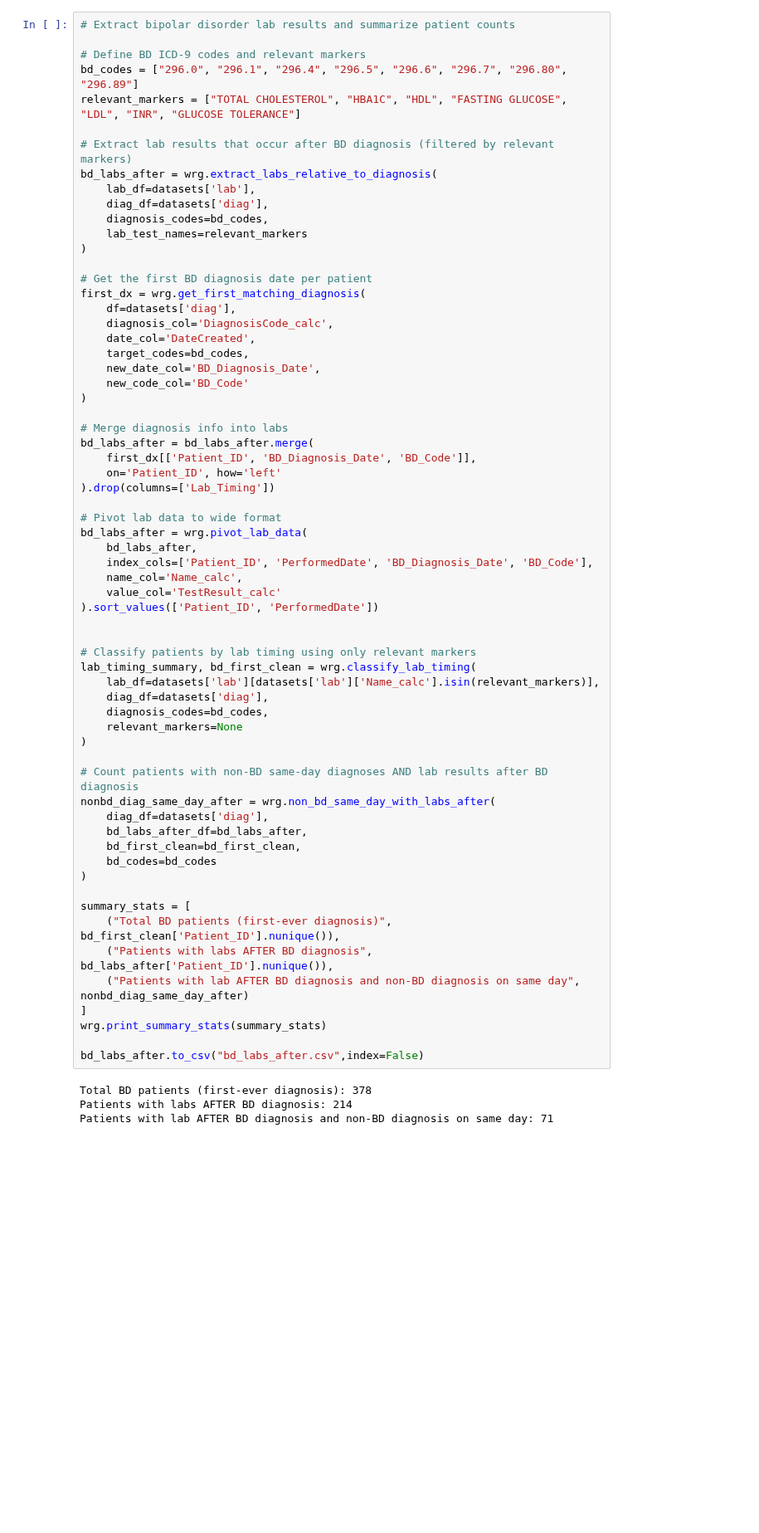
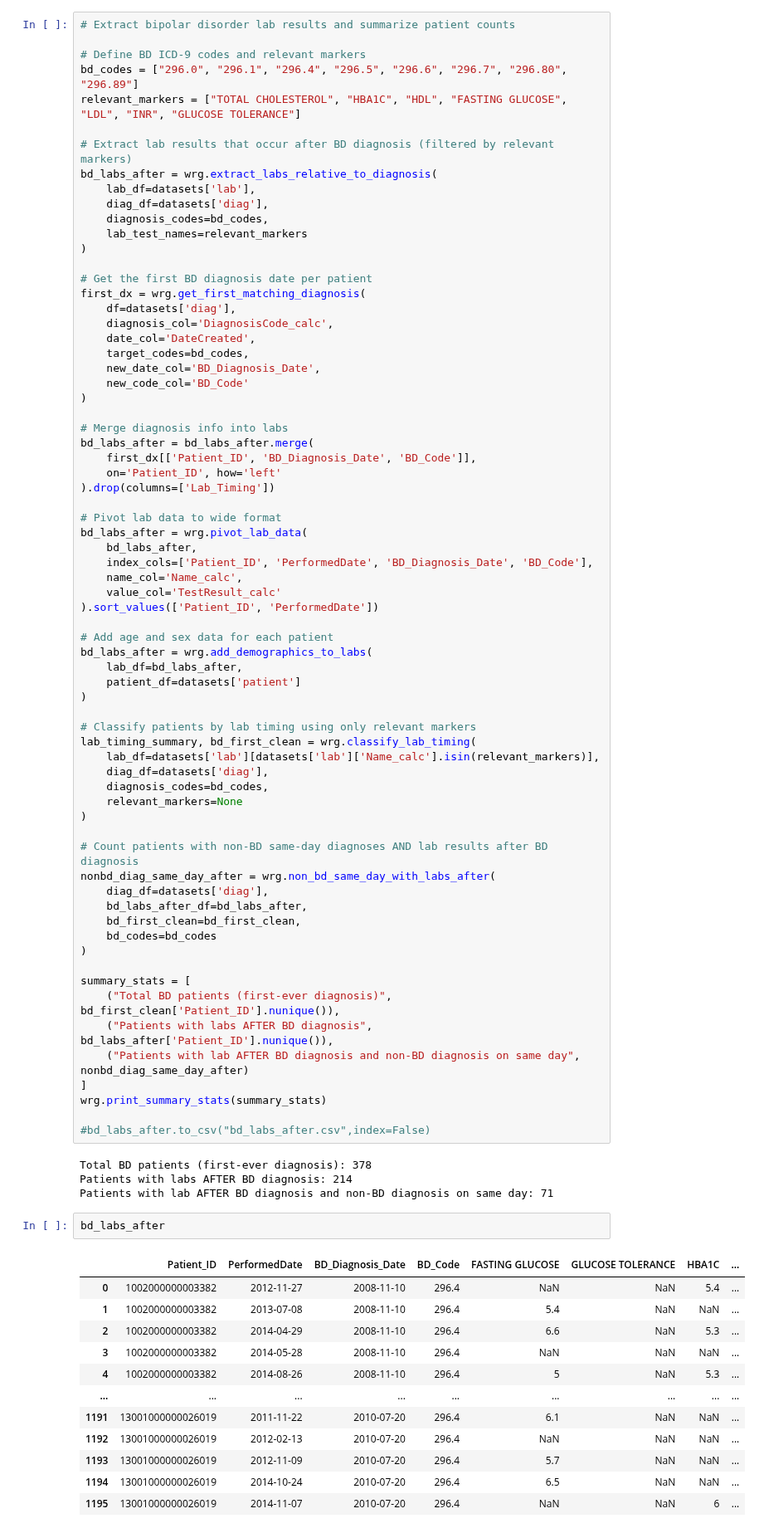
Before and after one commit to victoriaktruong/CPCSSN-Group-Project, a Jupyter notebook: notebooks/main.ipynb, the cells around one changed output. Shown at 83% size. Drawn from its saved outputs; the diff is of its cells as text; blank space fills up the shorter version.

```diff
--- a/notebooks/main.ipynb
+++ b/notebooks/main.ipynb
@@ -102,6 +102,11 @@ bd_labs_after = wrg.pivot_lab_data(
     value_col='TestResult_calc'
 ).sort_values(['Patient_ID', 'PerformedDate'])
 
+# Add age and sex data for each patient
+bd_labs_after = wrg.add_demographics_to_labs(
+    lab_df=bd_labs_after,
+    patient_df=datasets['patient']
+)
 
 # Classify patients by lab timing using only relevant markers
 lab_timing_summary, bd_first_clean = wrg.classify_lab_timing(
@@ -126,8 +131,23 @@ summary_stats = [
 ]
 wrg.print_summary_stats(summary_stats)
 
-bd_labs_after.to_csv("bd_labs_after.csv",index=False)
+#bd_labs_after.to_csv("bd_labs_after.csv",index=False)
 # %% [output]
 Total BD patients (first-ever diagnosis): 378
 Patients with labs AFTER BD diagnosis: 214
 Patients with lab AFTER BD diagnosis and non-BD diagnosis on same day: 71
+# %%
+bd_labs_after
+# %% [output]
+|  | Patient_ID | PerformedDate | BD_Diagnosis_Date | BD_Code | FASTING GLUCOSE | GLUCOSE TOLERANCE | HBA1C | ... |
+| 0 | 1002000000003382 | 2012-11-27 | 2008-11-10 | 296.4 | NaN | NaN | 5.4 | ... |
+| 1 | 1002000000003382 | 2013-07-08 | 2008-11-10 | 296.4 | 5.4 | NaN | NaN | ... |
+| 2 | 1002000000003382 | 2014-04-29 | 2008-11-10 | 296.4 | 6.6 | NaN | 5.3 | ... |
+| 3 | 1002000000003382 | 2014-05-28 | 2008-11-10 | 296.4 | NaN | NaN | NaN | ... |
+| 4 | 1002000000003382 | 2014-08-26 | 2008-11-10 | 296.4 | 5 | NaN | 5.3 | ... |
+| ... | ... | ... | ... | ... | ... | ... | ... | ... |
+| 1191 | 13001000000026019 | 2011-11-22 | 2010-07-20 | 296.4 | 6.1 | NaN | NaN | ... |
+| 1192 | 13001000000026019 | 2012-02-13 | 2010-07-20 | 296.4 | NaN | NaN | NaN | ... |
+| 1193 | 13001000000026019 | 2012-11-09 | 2010-07-20 | 296.4 | 5.7 | NaN | NaN | ... |
+| 1194 | 13001000000026019 | 2014-10-24 | 2010-07-20 | 296.4 | 6.5 | NaN | NaN | ... |
+| 1195 | 13001000000026019 | 2014-11-07 | 2010-07-20 | 296.4 | NaN | NaN | 6 | ... |
```
Also changed, not shown: parts of 1 cell of this notebook.
